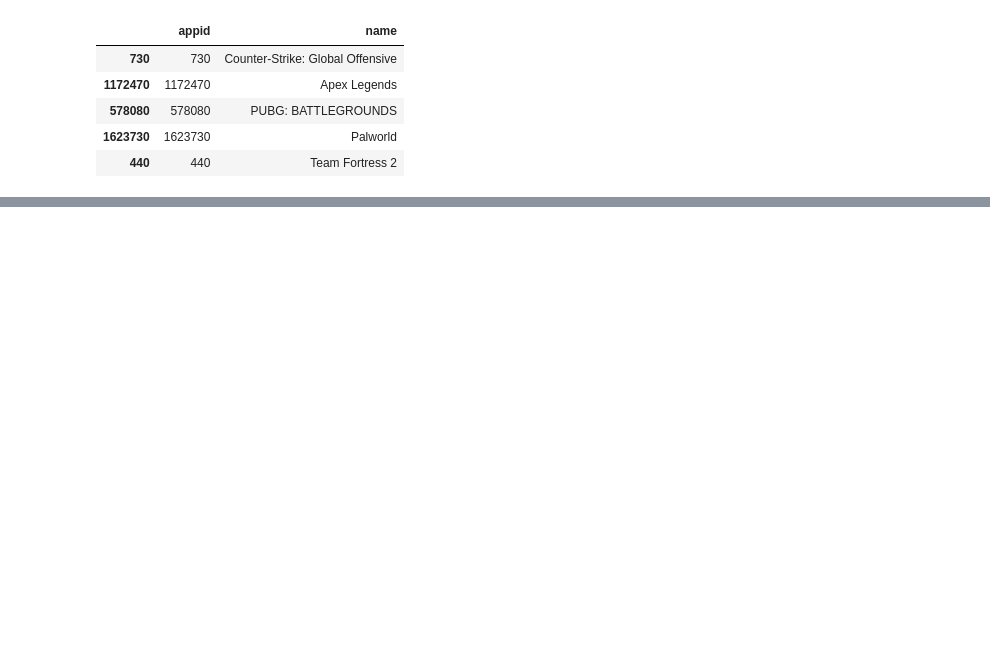
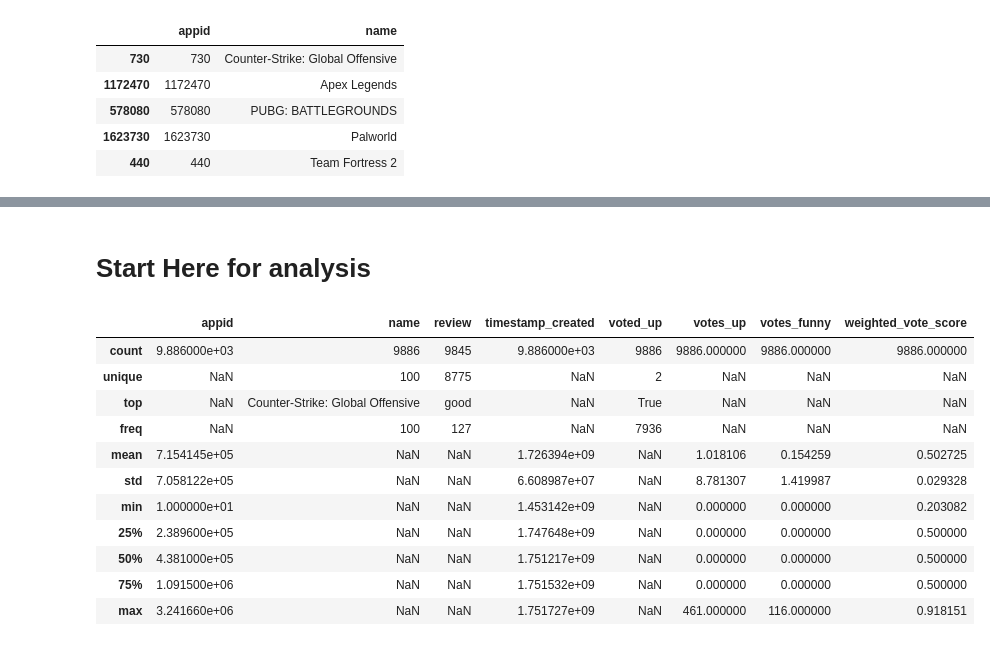
Before and after one commit to morescode-pm/kaggle-fastai, a Jupyter notebook: chapter3/nlp-steam.ipynb, the cells around one changed output, grey strips where cells are left out. Cells and saved outputs as stored; diff of their text form; code cells hidden in the pictures; blank space fills up the shorter version.

```diff
--- a/chapter3/nlp-steam.ipynb
+++ b/chapter3/nlp-steam.ipynb
@@ -72,0 +94,21 @@ reviews_df.head()
+# %% [markdown]
+# Start Here for analysis
+# %%
+import pandas as pd
+
+df = pd.read_csv('reviews.csv')
+# %%
+df.describe(include='all')
+# %% [output]
+|  | appid | name | review | timestamp_created | voted_up | votes_up | votes_funny | weighted_vote_score |
+| count | 9.886000e+03 | 9886 | 9845 | 9.886000e+03 | 9886 | 9886.000000 | 9886.000000 | 9886.000000 |
+| unique | NaN | 100 | 8775 | NaN | 2 | NaN | NaN | NaN |
+| top | NaN | Counter-Strike: Global Offensive | good | NaN | True | NaN | NaN | NaN |
+| freq | NaN | 100 | 127 | NaN | 7936 | NaN | NaN | NaN |
+| mean | 7.154145e+05 | NaN | NaN | 1.726394e+09 | NaN | 1.018106 | 0.154259 | 0.502725 |
+| std | 7.058122e+05 | NaN | NaN | 6.608987e+07 | NaN | 8.781307 | 1.419987 | 0.029328 |
+| min | 1.000000e+01 | NaN | NaN | 1.453142e+09 | NaN | 0.000000 | 0.000000 | 0.203082 |
+| 25% | 2.389600e+05 | NaN | NaN | 1.747648e+09 | NaN | 0.000000 | 0.000000 | 0.500000 |
+| 50% | 4.381000e+05 | NaN | NaN | 1.751217e+09 | NaN | 0.000000 | 0.000000 | 0.500000 |
+| 75% | 1.091500e+06 | NaN | NaN | 1.751532e+09 | NaN | 0.000000 | 0.000000 | 0.500000 |
+| max | 3.241660e+06 | NaN | NaN | 1.751727e+09 | NaN | 461.000000 | 116.000000 | 0.918151 |
```
Also changed, not shown: parts of 7 cells of this notebook.
